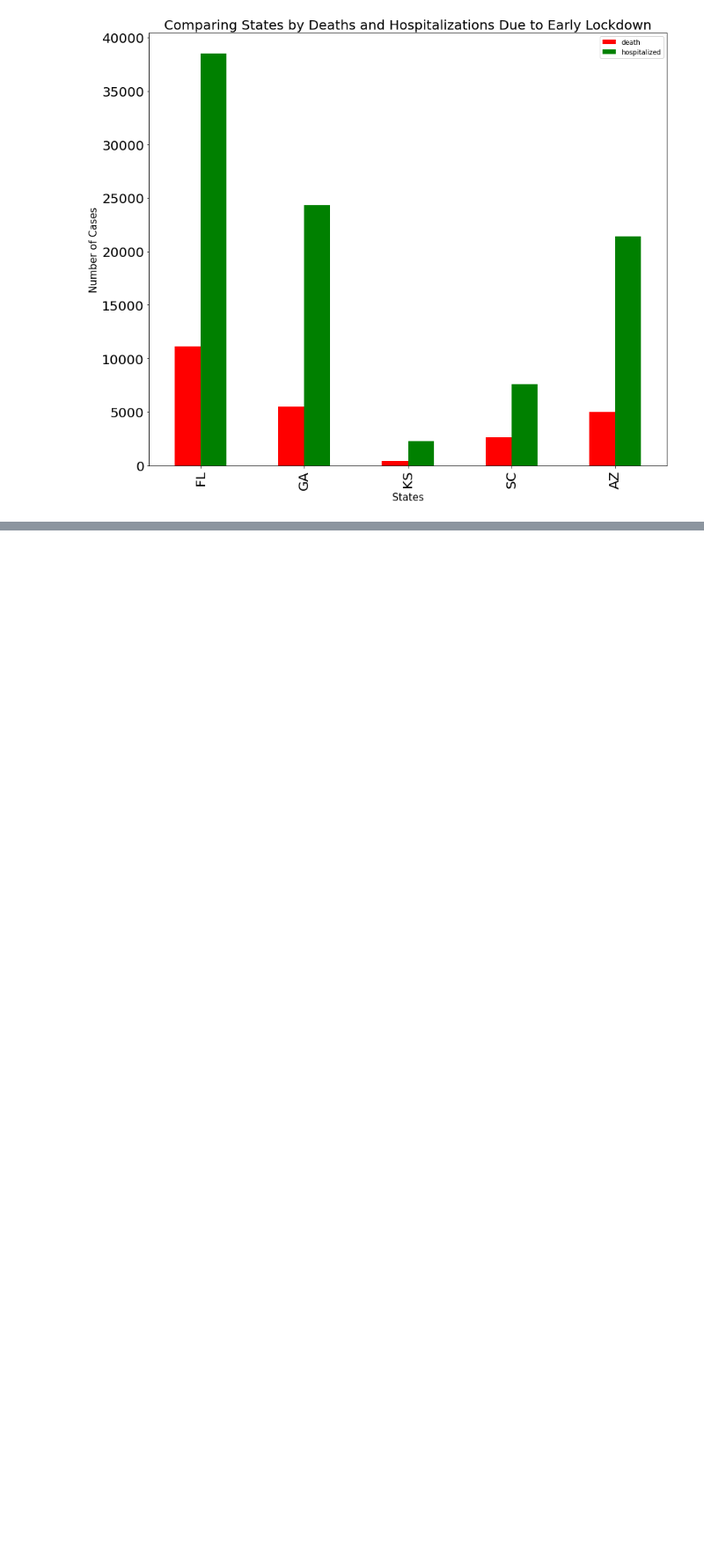
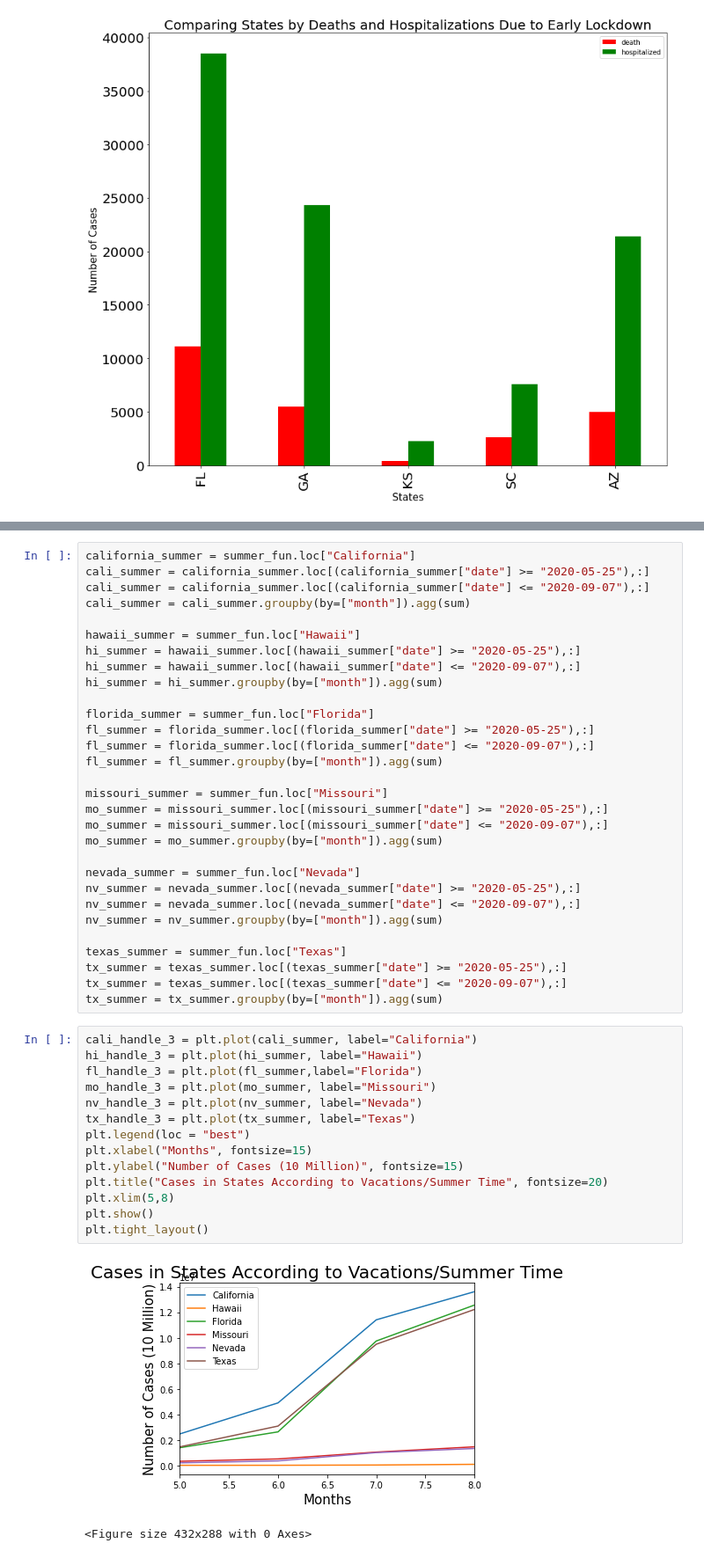
Before and after one commit to jamisonunruh24/Project-1, a Jupyter notebook: Project_Working_Data.ipynb, the cells around one changed output, grey strips where cells are left out. Shown at 88% size. Cells and saved outputs as stored; diff of their text form; blank space fills up the shorter version.

Commit message:
added 3rd graph

```diff
--- a/Project_Working_Data.ipynb
+++ b/Project_Working_Data.ipynb
@@ -377,0 +359,47 @@ Text(0.5, 1.0, 'Comparing States by Deaths and Hospitalizations Due to Early Loc
+# %%
+california_summer = summer_fun.loc["California"]
+cali_summer = california_summer.loc[(california_summer["date"] >= "2020-05-25"),:]
+cali_summer = california_summer.loc[(california_summer["date"] <= "2020-09-07"),:]
+cali_summer = cali_summer.groupby(by=["month"]).agg(sum)
+
+hawaii_summer = summer_fun.loc["Hawaii"]
+hi_summer = hawaii_summer.loc[(hawaii_summer["date"] >= "2020-05-25"),:]
+hi_summer = hawaii_summer.loc[(hawaii_summer["date"] <= "2020-09-07"),:]
+hi_summer = hi_summer.groupby(by=["month"]).agg(sum)
+
+florida_summer = summer_fun.loc["Florida"]
+fl_summer = florida_summer.loc[(florida_summer["date"] >= "2020-05-25"),:]
+fl_summer = florida_summer.loc[(florida_summer["date"] <= "2020-09-07"),:]
+fl_summer = fl_summer.groupby(by=["month"]).agg(sum)
+
+missouri_summer = summer_fun.loc["Missouri"]
+mo_summer = missouri_summer.loc[(missouri_summer["date"] >= "2020-05-25"),:]
+mo_summer = missouri_summer.loc[(missouri_summer["date"] <= "2020-09-07"),:]
+mo_summer = mo_summer.groupby(by=["month"]).agg(sum)
+
+nevada_summer = summer_fun.loc["Nevada"]
+nv_summer = nevada_summer.loc[(nevada_summer["date"] >= "2020-05-25"),:]
+nv_summer = nevada_summer.loc[(nevada_summer["date"] <= "2020-09-07"),:]
+nv_summer = nv_summer.groupby(by=["month"]).agg(sum)
+
+texas_summer = summer_fun.loc["Texas"]
+tx_summer = texas_summer.loc[(texas_summer["date"] >= "2020-05-25"),:]
+tx_summer = texas_summer.loc[(texas_summer["date"] <= "2020-09-07"),:]
+tx_summer = tx_summer.groupby(by=["month"]).agg(sum)
+# %%
+cali_handle_3 = plt.plot(cali_summer, label="California")
+hi_handle_3 = plt.plot(hi_summer, label="Hawaii")
+fl_handle_3 = plt.plot(fl_summer,label="Florida")
+mo_handle_3 = plt.plot(mo_summer, label="Missouri")
+nv_handle_3 = plt.plot(nv_summer, label="Nevada")
+tx_handle_3 = plt.plot(tx_summer, label="Texas")
+plt.legend(loc = "best")
+plt.xlabel("Months", fontsize=15)
+plt.ylabel("Number of Cases (10 Million)", fontsize=15)
+plt.title("Cases in States According to Vacations/Summer Time", fontsize=20)
+plt.xlim(5,8)
+plt.show()
+plt.tight_layout()
+# %% [output]
+[figure, added]
+<Figure size 432x288 with 0 Axes>
```
Also changed, not shown: parts of 5 cells of this notebook.
